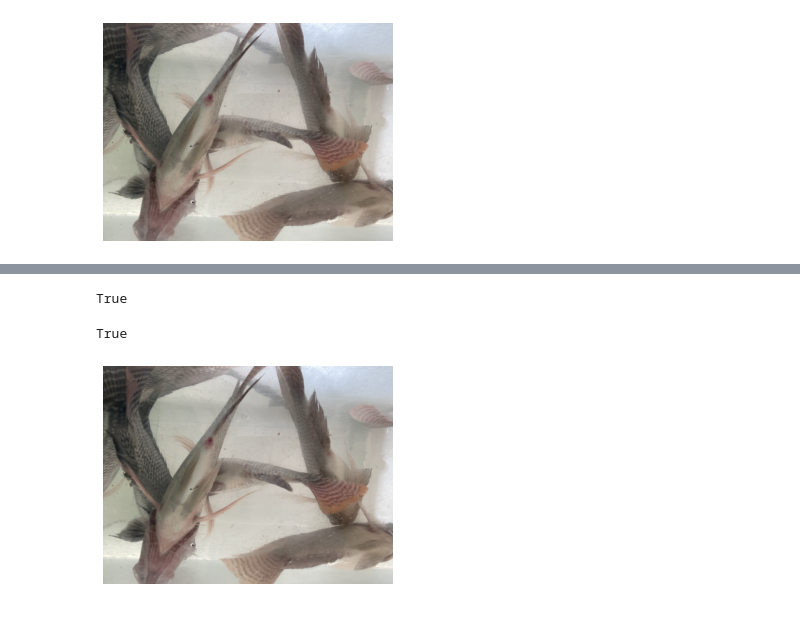
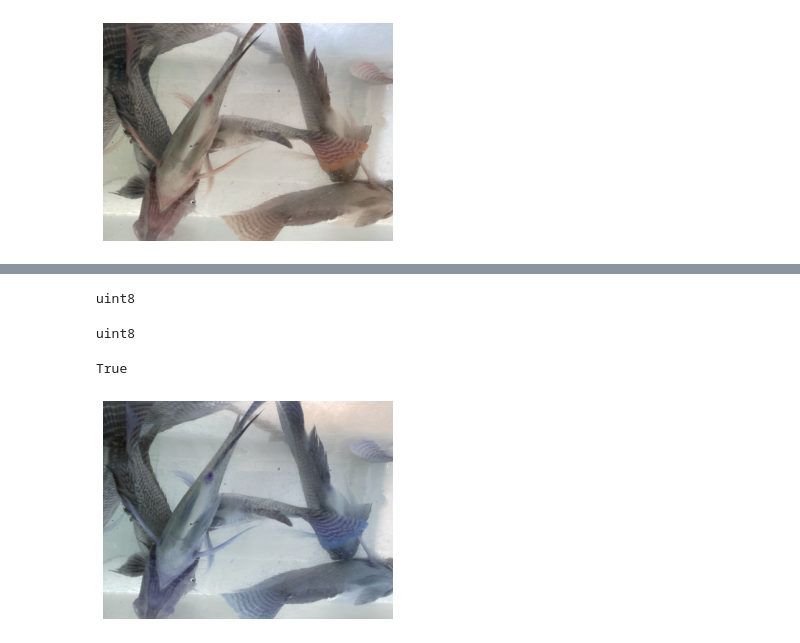
Before and after one commit to Julie-Ycay/Julie-Ycay, a Jupyter notebook: Activty_2.ipynb, the cells around one changed output, grey strips where cells are left out. Drawn from its saved outputs; the diff is of its cells as text; code cells hidden in the pictures.

```diff
--- a/Activty_2.ipynb
+++ b/Activty_2.ipynb
@@ -48,7 +42,11 @@ True
-# %%
-cv2.imwrite("grayscale.jpg",img1_color)
-# %% [output]
-True
+# %%
+print(img2_male.dtype)
+# %% [output]
+uint8
+# %%
+print(img1_female.dtype)
+# %% [output]
+uint8
 # %%
 cv2.imwrite("grayscale.jpg",img1_original)
 # %% [output]
@@ -59,7 +57,8 @@ img2_grayscale = cv2.imread("/content/M_Genital90.JPG",0)
 img2_original = cv2.imread("/content/M_Genital90.JPG",-1)
 # %%
-plt.imshow(cv2.cvtColor(img2_original, cv2.COLOR_BGR2RGB))
+img2_color = plt.imread("/M_Genital90.JPG",1)
+plt.imshow(cv2.cvtColor(img2_color, cv2.COLOR_BGR2RGB))
 plt.axis("off")
 plt.show()
 # %% [output]
-[figure, old version]
+[figure, new version]
```
Also changed, not shown: parts of 14 cells of this notebook.
